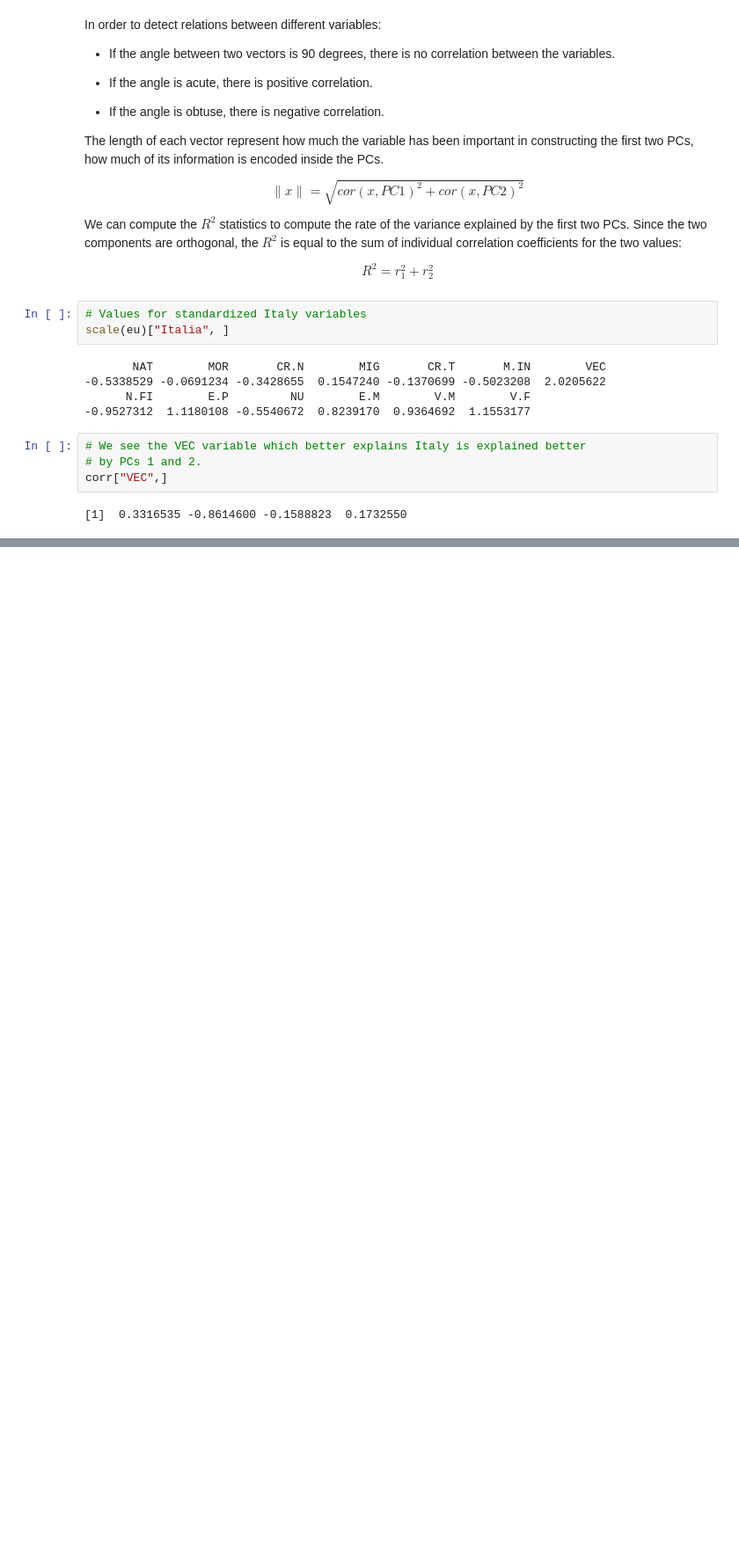
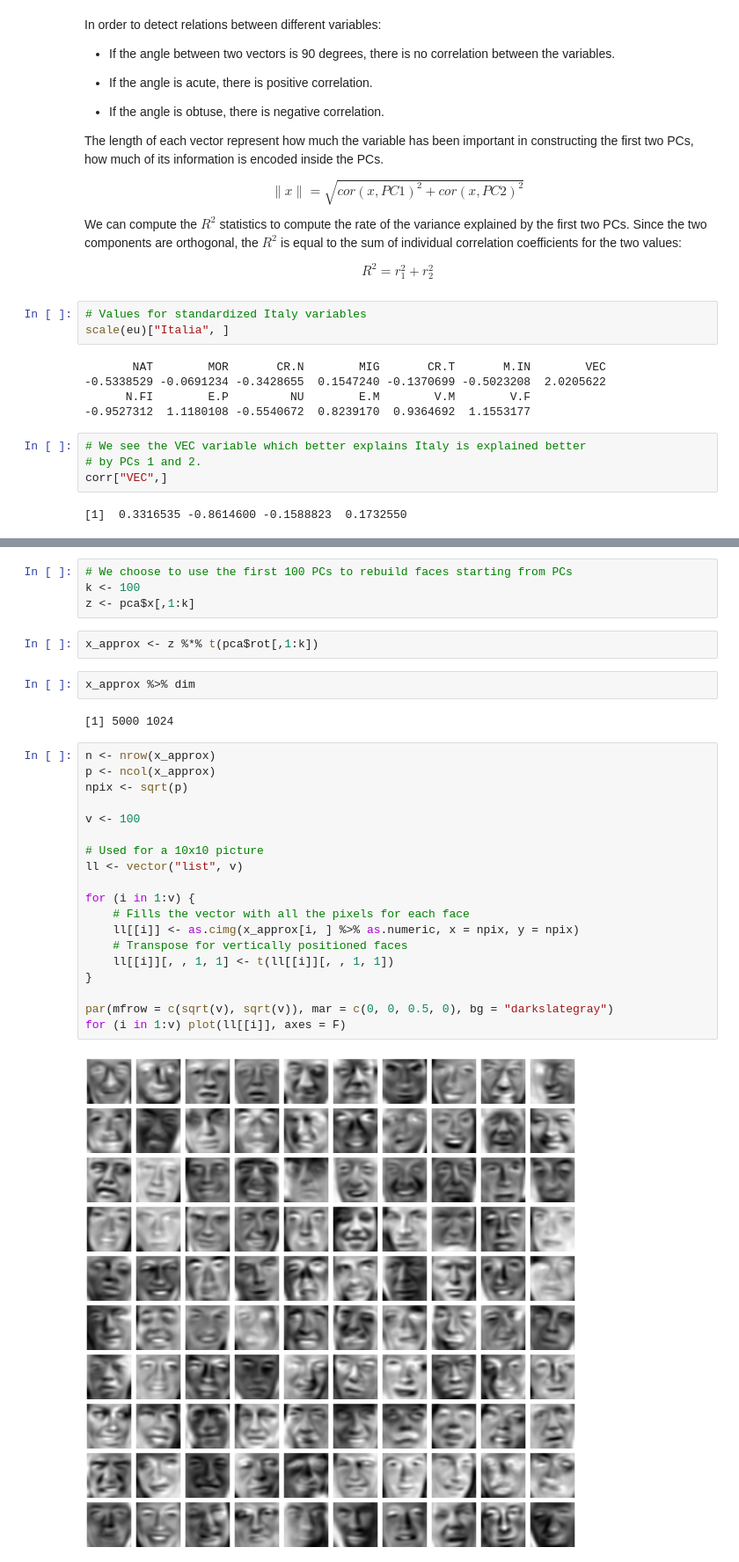
Before and after one commit to gsarti/mlda-course-units, a Jupyter notebook: 14_pca/pca.ipynb, the cells around one changed output, grey strips where cells are left out. Shown at 88% size. Saved outputs shown, nothing was run; the diff lists cells and outputs as text; blank space fills up the shorter version.

```diff
--- a/14_pca/pca.ipynb
+++ b/14_pca/pca.ipynb
@@ -441,0 +591,31 @@ corr["VEC",]
+# %%
+# We choose to use the first 100 PCs to rebuild faces starting from PCs
+k <- 100
+z <- pca$x[,1:k]
+# %%
+x_approx <- z %*% t(pca$rot[,1:k])
+# %%
+x_approx %>% dim
+# %% [output]
+[1] 5000 1024
+# %%
+n <- nrow(x_approx)
+p <- ncol(x_approx)
+npix <- sqrt(p)
+
+v <- 100
+
+# Used for a 10x10 picture
+ll <- vector("list", v)
+
+for (i in 1:v) {
+    # Fills the vector with all the pixels for each face
+    ll[[i]] <- as.cimg(x_approx[i, ] %>% as.numeric, x = npix, y = npix)
+    # Transpose for vertically positioned faces
+    ll[[i]][, , 1, 1] <- t(ll[[i]][, , 1, 1])
+}
+
+par(mfrow = c(sqrt(v), sqrt(v)), mar = c(0, 0, 0.5, 0), bg = "darkslategray")
+for (i in 1:v) plot(ll[[i]], axes = F)
+# %% [output]
+[figure, added]
```
Also changed, not shown: parts of 26 cells of this notebook.
